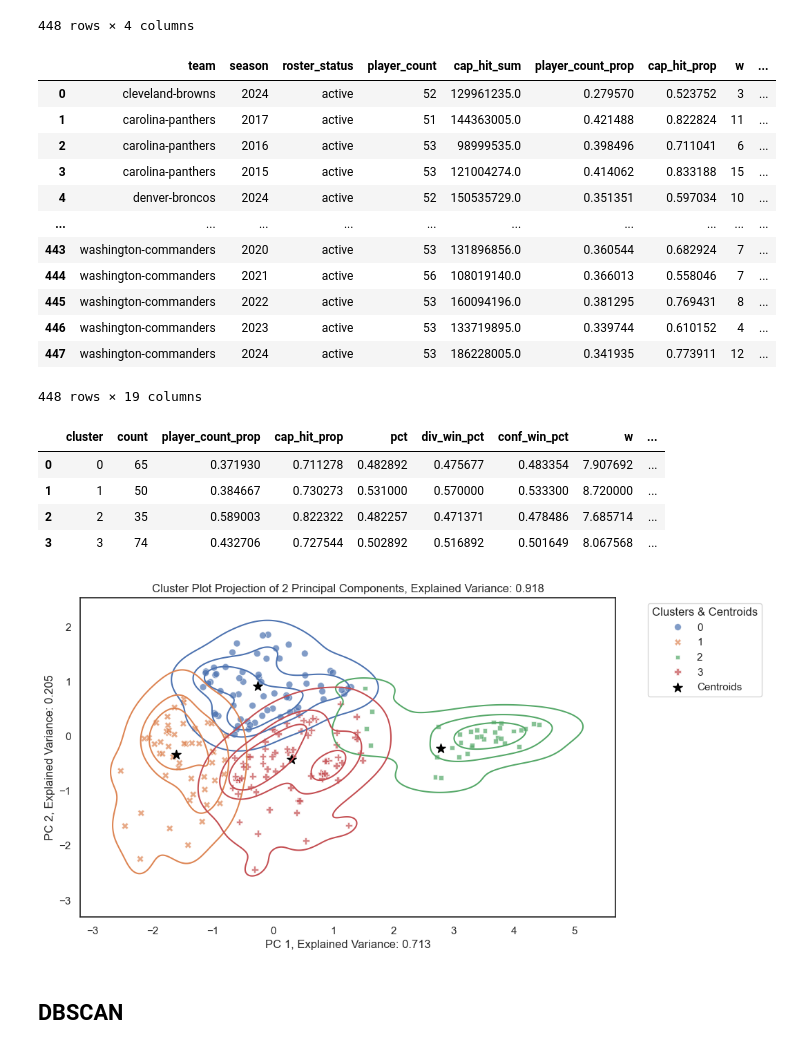
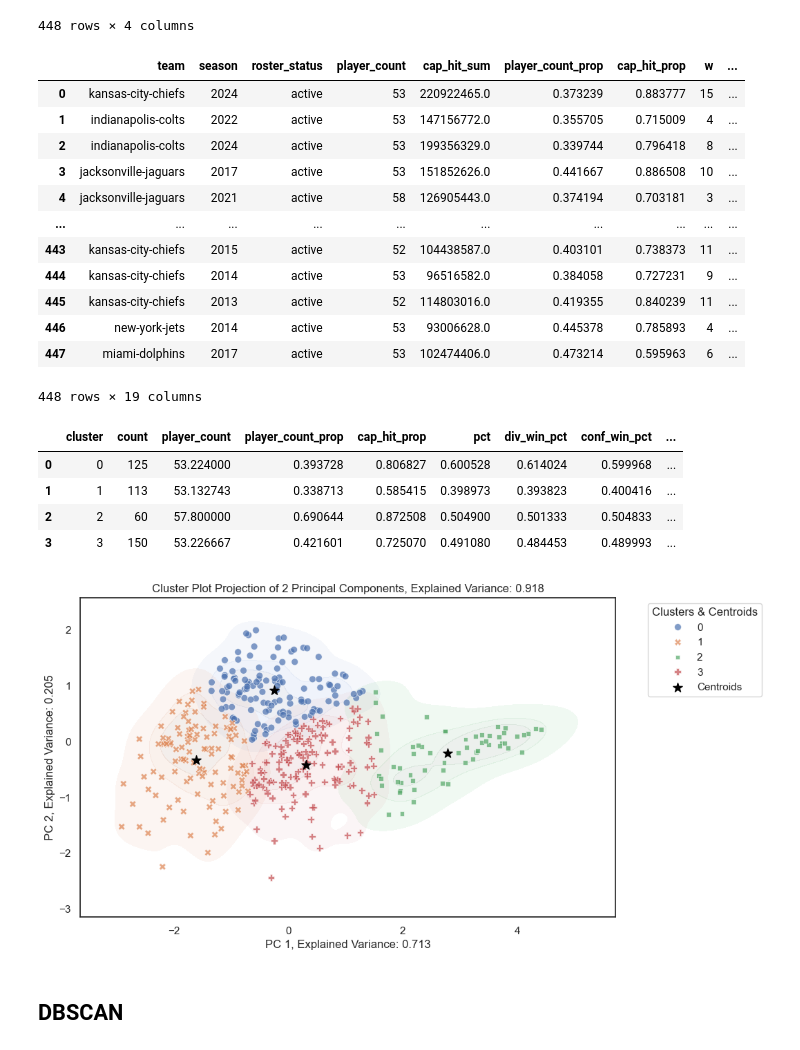
Before and after one commit to chrisizenour/football_analysis, a Jupyter notebook: notebooks/nfl_unsupervised_learning_pt1.ipynb, the cells around one changed output. Drawn from its saved outputs; the diff is of its cells as text; code cells hidden in the pictures.

Commit message:
finished scatterplots, developing takeaways

```diff
--- a/notebooks/nfl_unsupervised_learning_pt1.ipynb
+++ b/notebooks/nfl_unsupervised_learning_pt1.ipynb
@@ -1898,7 +1898,7 @@ spotrac_nfl_team_season_roster_df
 | 895 | washington-commanders | 2024 | inactive | 102 | 54404451.0 | 0.658065 | 0.226089 | 12 | ... |
 896 rows × 15 columns
 # %%
-spotrac_nfl_team_season_roster_active_df = spotrac_nfl_team_season_roster_df.loc[spotrac_nfl_team_season_roster_df['roster_status'] == 'active', :].copy()
+spotrac_nfl_team_season_roster_active_df = spotrac_nfl_team_season_roster_df.loc[spotrac_nfl_team_season_roster_df['roster_status'] == 'active', :].reset_index(drop=True).copy()
 spotrac_nfl_team_season_roster_active_df
 # %% [output]
 |  | team | season | roster_status | player_count | cap_hit_sum | player_count_prop | cap_hit_prop | w | ... |
@@ -2060,21 +2067,22 @@ kmc_labeled_df.to_csv(f'{project_data_exports_path}/kmc_labeled_df.csv')
 kmc_labeled_df
 # %% [output]
 |  | team | season | roster_status | player_count | cap_hit_sum | player_count_prop | cap_hit_prop | w | ... |
-| 0 | cleveland-browns | 2024 | active | 52 | 129961235.0 | 0.279570 | 0.523752 | 3 | ... |
-| 1 | carolina-panthers | 2017 | active | 51 | 144363005.0 | 0.421488 | 0.822824 | 11 | ... |
-| 2 | carolina-panthers | 2016 | active | 53 | 98999535.0 | 0.398496 | 0.711041 | 6 | ... |
-| 3 | carolina-panthers | 2015 | active | 53 | 121004274.0 | 0.414062 | 0.833188 | 15 | ... |
-| 4 | denver-broncos | 2024 | active | 52 | 150535729.0 | 0.351351 | 0.597034 | 10 | ... |
+| 0 | kansas-city-chiefs | 2024 | active | 53 | 220922465.0 | 0.373239 | 0.883777 | 15 | ... |
+| 1 | indianapolis-colts | 2022 | active | 53 | 147156772.0 | 0.355705 | 0.715009 | 4 | ... |
+| 2 | indianapolis-colts | 2024 | active | 53 | 199356329.0 | 0.339744 | 0.796418 | 8 | ... |
+| 3 | jacksonville-jaguars | 2017 | active | 53 | 151852626.0 | 0.441667 | 0.886508 | 10 | ... |
+| 4 | jacksonville-jaguars | 2021 | active | 58 | 126905443.0 | 0.374194 | 0.703181 | 3 | ... |
 | ... | ... | ... | ... | ... | ... | ... | ... | ... | ... |
-| 443 | washington-commanders | 2020 | active | 53 | 131896856.0 | 0.360544 | 0.682924 | 7 | ... |
-| 444 | washington-commanders | 2021 | active | 56 | 108019140.0 | 0.366013 | 0.558046 | 7 | ... |
-| 445 | washington-commanders | 2022 | active | 53 | 160094196.0 | 0.381295 | 0.769431 | 8 | ... |
-| 446 | washington-commanders | 2023 | active | 53 | 133719895.0 | 0.339744 | 0.610152 | 4 | ... |
-| 447 | washington-commanders | 2024 | active | 53 | 186228005.0 | 0.341935 | 0.773911 | 12 | ... |
+| 443 | kansas-city-chiefs | 2015 | active | 52 | 104438587.0 | 0.403101 | 0.738373 | 11 | ... |
+| 444 | kansas-city-chiefs | 2014 | active | 53 | 96516582.0 | 0.384058 | 0.727231 | 9 | ... |
+| 445 | kansas-city-chiefs | 2013 | active | 52 | 114803016.0 | 0.419355 | 0.840239 | 11 | ... |
+| 446 | new-york-jets | 2014 | active | 53 | 93006628.0 | 0.445378 | 0.785893 | 4 | ... |
+| 447 | miami-dolphins | 2017 | active | 53 | 102474406.0 | 0.473214 | 0.595963 | 6 | ... |
 448 rows × 19 columns
 # %%
-kmc_grouped_clusters_labeled_df = kmc_labeled_df.groupby(['label'], observed=True).agg({
+kmc_grouped_clusters_labeled_df = kmc_labeled_df.groupby(['label'], observed=True, dropna=False).agg({
     'label': 'count',
+    'player_count': 'mean',
     'player_count_prop': 'mean',
     'cap_hit_prop': 'mean',
     'pct': 'mean',
@@ -2090,11 +2098,11 @@ kmc_grouped_clusters_labeled_df = kmc_labeled_df.groupby(['label'], observed=Tru
 kmc_grouped_clusters_labeled_df.to_csv(f'{project_data_exports_path}/kmc_grouped_clusters_labeled_df.csv')
 kmc_grouped_clusters_labeled_df
 # %% [output]
-|  | cluster | count | player_count_prop | cap_hit_prop | pct | div_win_pct | conf_win_pct | w | ... |
-| 0 | 0 | 65 | 0.371930 | 0.711278 | 0.482892 | 0.475677 | 0.483354 | 7.907692 | ... |
-| 1 | 1 | 50 | 0.384667 | 0.730273 | 0.531000 | 0.570000 | 0.533300 | 8.720000 | ... |
-| 2 | 2 | 35 | 0.589003 | 0.822322 | 0.482257 | 0.471371 | 0.478486 | 7.685714 | ... |
-| 3 | 3 | 74 | 0.432706 | 0.727544 | 0.502892 | 0.516892 | 0.501649 | 8.067568 | ... |
+|  | cluster | count | player_count | player_count_prop | cap_hit_prop | pct | div_win_pct | conf_win_pct | ... |
+| 0 | 0 | 125 | 53.224000 | 0.393728 | 0.806827 | 0.600528 | 0.614024 | 0.599968 | ... |
+| 1 | 1 | 113 | 53.132743 | 0.338713 | 0.585415 | 0.398973 | 0.393823 | 0.400416 | ... |
+| 2 | 2 | 60 | 57.800000 | 0.690644 | 0.872508 | 0.504900 | 0.501333 | 0.504833 | ... |
+| 3 | 3 | 150 | 53.226667 | 0.421601 | 0.725070 | 0.491080 | 0.484453 | 0.489993 | ... |
 # %%
 # kmc_grouped_clusters_position_df = kmc_labeled_df.groupby(['label', 'position_level_two'], observed=True).agg({
 #     'label': 'count',
@@ -2115,18 +2123,18 @@ kmc_grouped_clusters_labeled_df
 # %%
 kmc_pc12_cluster_plot = kmc_pc12_shaded_cluster_plot(
     kmc_labeled_df,
     exp_var_df,
     kmc_centroids_x,
     kmc_centroids_y,
-    show_kde=False,
-    show_contour=True,
+    show_kde=True,
+    show_contour=False,
     show_hull=False,
     show_voronoi=False,
     show_ellipse=False
 )
 kmc_pc12_cluster_plot.savefig(f'{project_data_exports_path}/kmc_pc12_cluster_plot.png', dpi=300, bbox_inches='tight')
 # %% [output]
-[figure, old version]
+[figure, new version]
 # %% [markdown]
 ## DBSCAN
 # %%
```
Also changed, not shown: parts of 13 cells of this notebook, 12 other files.
